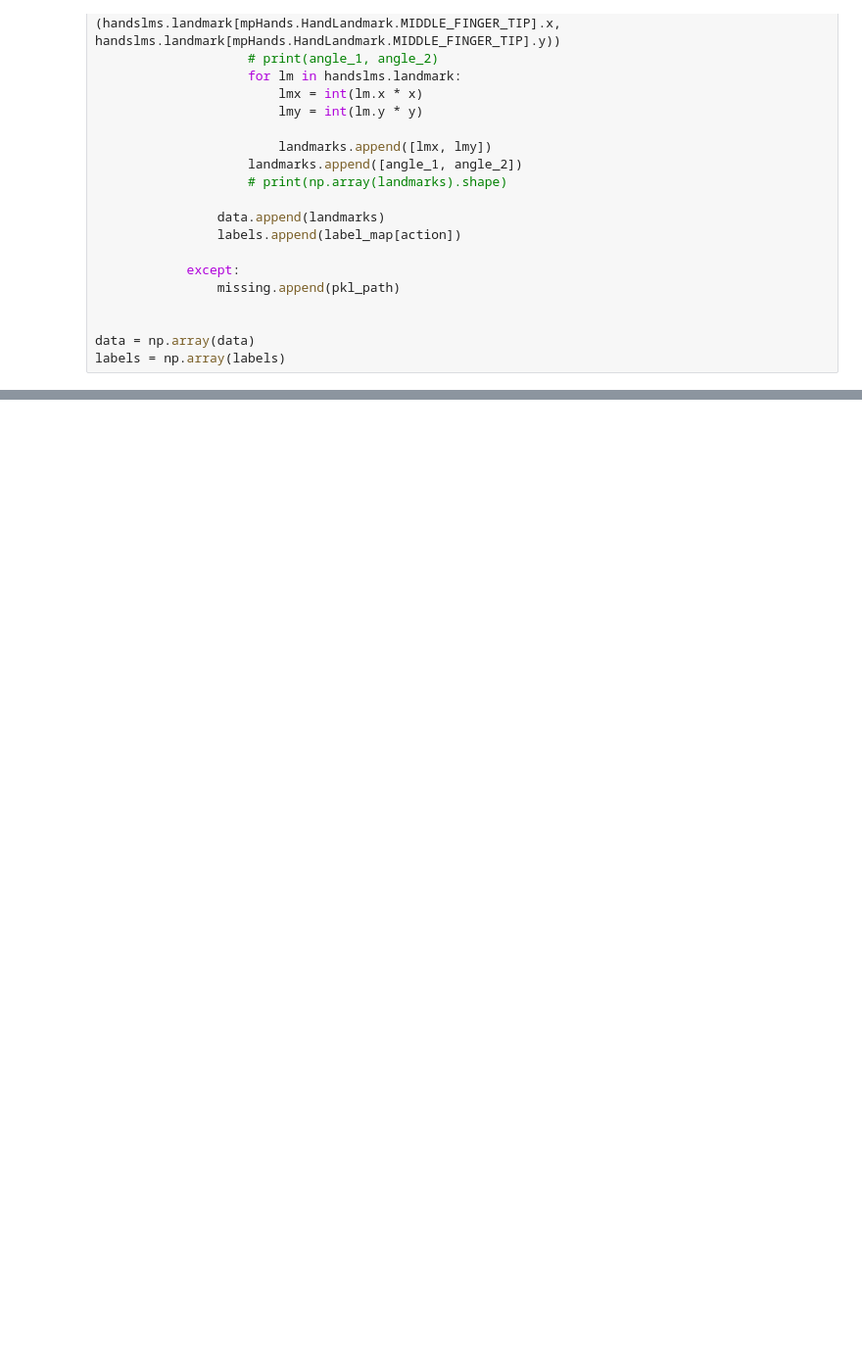
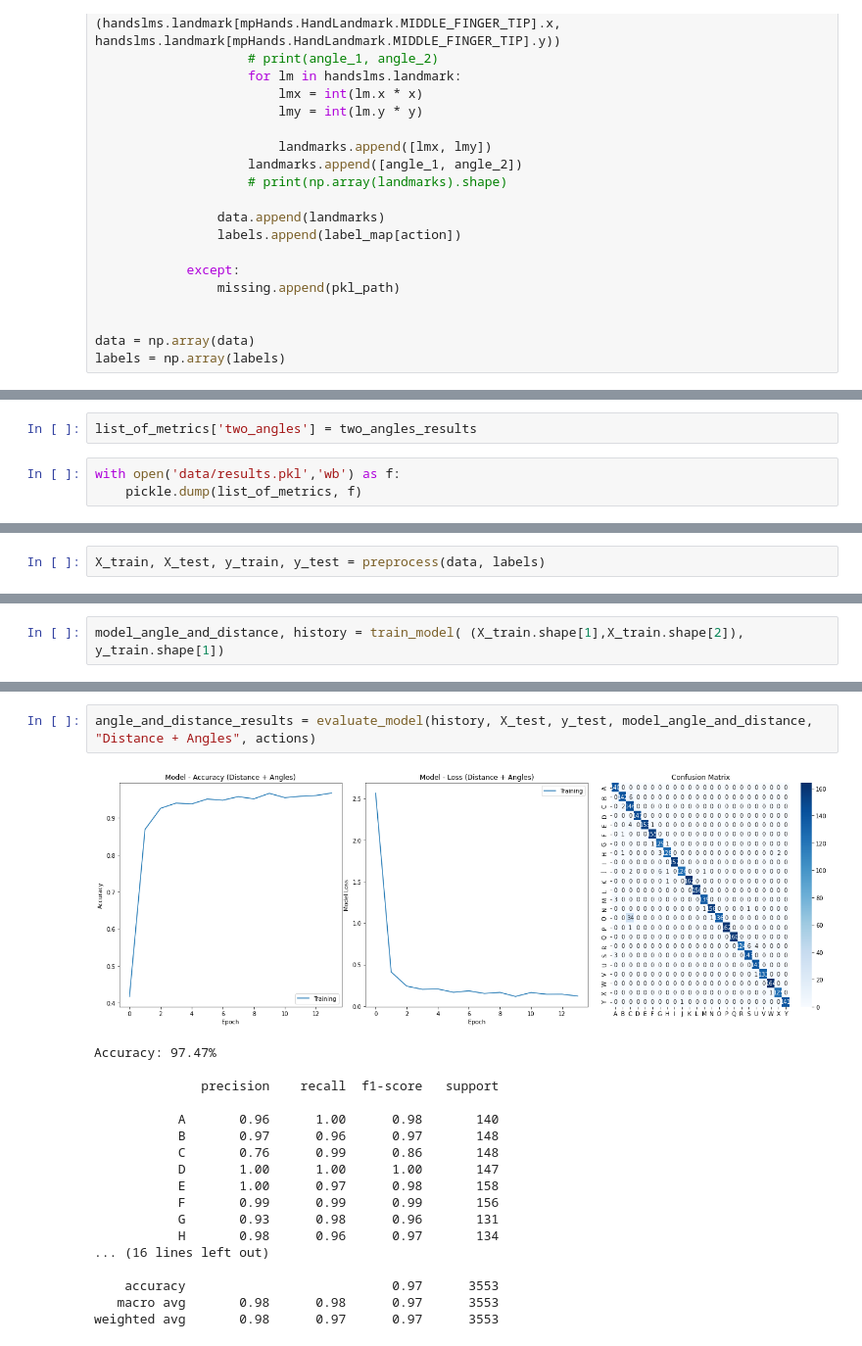
Before and after one commit to Srinivas-Natarajan/Gesture-Recognition-for-Sign-Language-Translation, a Jupyter notebook: Model Training.ipynb, the cells around one changed output, grey strips where cells are left out. Shown at 98% size. Cells and saved outputs as stored; diff of their text form; blank space fills up the shorter version.

```diff
--- a/Model Training.ipynb
+++ b/Model Training.ipynb
@@ -350,0 +412,5 @@ weighted avg       0.93      0.92      0.92      3553
+# %%
+list_of_metrics['two_angles'] = two_angles_results
+# %%
+with open('data/results.pkl','wb') as f:
+    pickle.dump(list_of_metrics, f)
@@ -350,0 +502,2 @@ weighted avg       0.93      0.92      0.92      3553
+# %%
+X_train, X_test, y_train, y_test = preprocess(data, labels)
@@ -350,0 +515,2 @@ weighted avg       0.93      0.92      0.92      3553
+# %%
+model_angle_and_distance, history = train_model( (X_train.shape[1],X_train.shape[2]), y_train.shape[1])
@@ -350,0 +535,21 @@ weighted avg       0.93      0.92      0.92      3553
+# %%
+angle_and_distance_results = evaluate_model(history, X_test, y_test, model_angle_and_distance, "Distance + Angles", actions)
+# %% [output]
+[figure, added]
+Accuracy: 97.47%
+
+              precision    recall  f1-score   support
+
+           A       0.96      1.00      0.98       140
+           B       0.97      0.96      0.97       148
+           C       0.76      0.99      0.86       148
+           D       1.00      1.00      1.00       147
+           E       1.00      0.97      0.98       158
+           F       0.99      0.99      0.99       156
+           G       0.93      0.98      0.96       131
+           H       0.98      0.96      0.97       134
+... (16 lines left out)
+
+    accuracy                           0.97      3553
+   macro avg       0.98      0.98      0.97      3553
+weighted avg       0.98      0.97      0.97      3553
```
Also changed, not shown: parts of 30 cells of this notebook, 42 other files.
